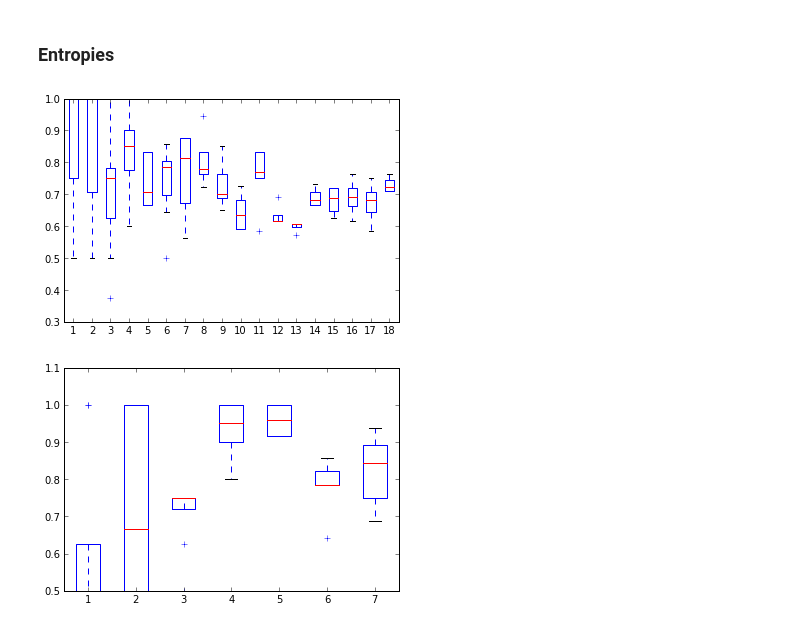
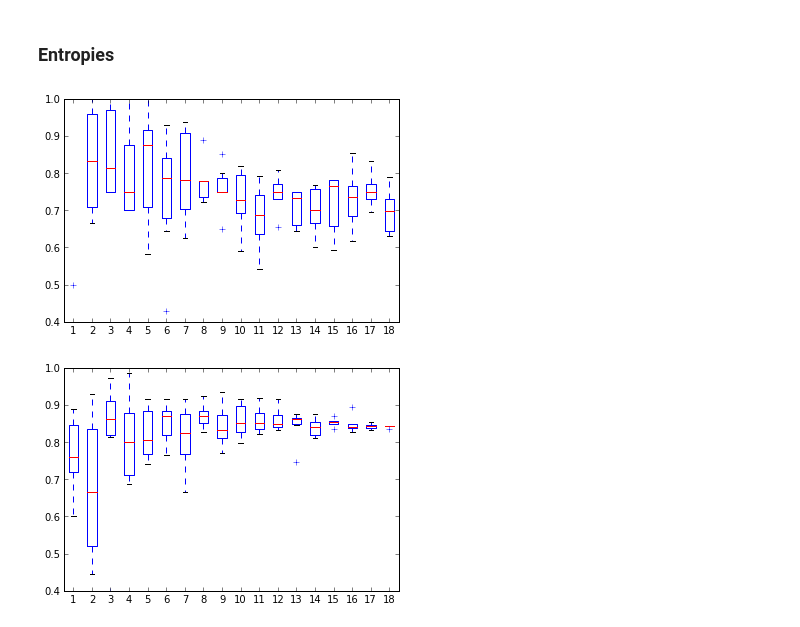
Before and after one commit to alepulver/tp-final-incc, a Jupyter notebook: notebooks/Classification Experiment (new).ipynb, the cells around one changed output. Cells and saved outputs as stored; diff of their text form; code cells hidden in the pictures.

```diff
--- a/notebooks/Classification Experiment (new).ipynb
+++ b/notebooks/Classification Experiment (new).ipynb
@@ -159,5 +166,7 @@ None
 # %%
 #extractor = bc.EntropiesExtractor(tokenizer, bc.FixedGrouper(500))
 #extractor = bc.CachedExtractorWrapper(frequency_extractor)
-classification_model = bc.ClassificationModel(entropy_extractor, decomposition.TruncatedSVD(30), svm.SVC())
+#classification_model = bc.ClassificationModel(entropy_extractor, decomposition.TruncatedSVD(30), svm.SVC())
+classification_model_ent = bc.ClassificationModelFixedVoc(entropy_extractor,
+    decomposition.TruncatedSVD(30), svm.SVC(), entropies_hierarchial.total().keys())
 # %%
@@ -167,15 +176,15 @@ results = experiment_series.run_experiment(config)
 # %%
-boxplot(results)
+boxplot(results_ent)
 None
 # %% [output]
-[figure, old version]
+[figure, new version]
 # %%
-experiment_series = bc.ESOverAuthorsCount(aBookCollection, classification_model)
-config = {'num_books': 8, 'num_trials': 8, 'training_percentage': 0.7, 'num_authors': 8}
-results = experiment_series.run_experiment(config)
+experiment_series_ent2 = bc.ESOverBiasedAuthorsCount(aBookCollection, classification_model_ent)
+config = {'min_books': 8, 'num_trials': 6, 'training_percentage': 0.7, 'num_authors': 30}
+results_ent2 = experiment_series_ent2.run_experiment(config)
 # %%
-boxplot(results)
+boxplot(results_ent2)
 None
 # %% [output]
-[figure, old version]
+[figure, new version]
 # %%
```
Also changed, not shown: parts of 20 cells of this notebook, 2 other files.
